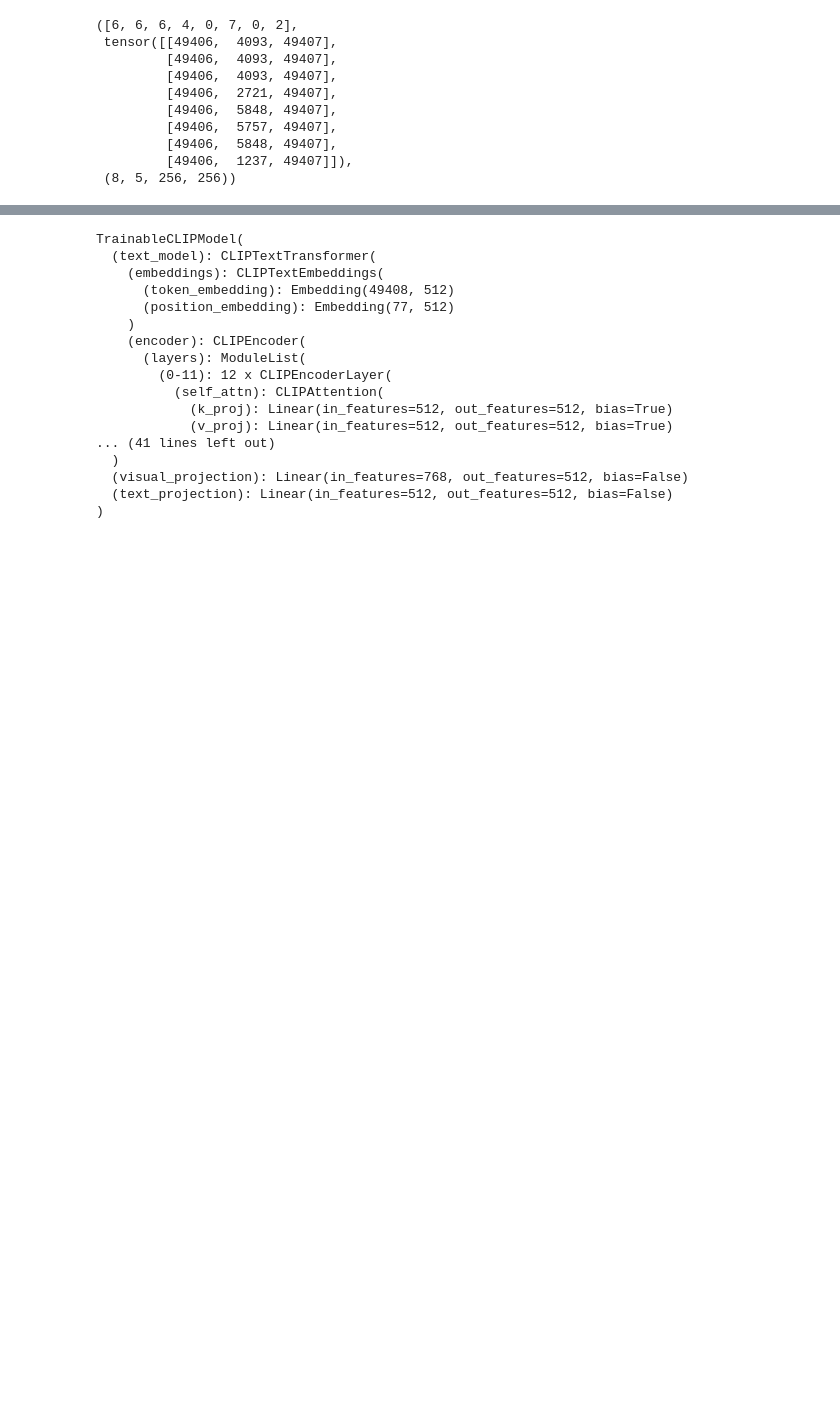
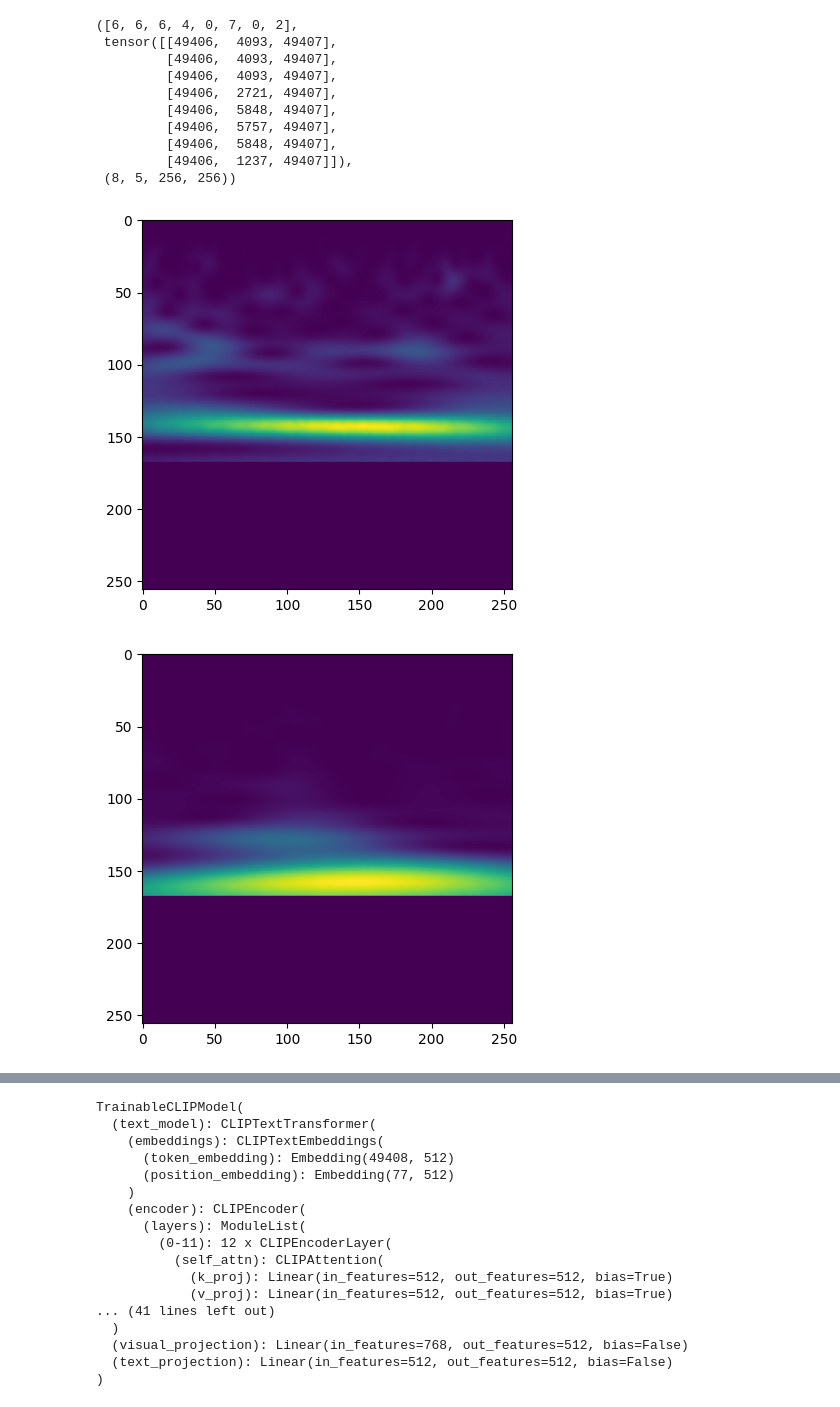
Before and after one commit to steventango/clep, a Jupyter notebook: data copy.ipynb, the cells around one changed output, grey strips where cells are left out. Drawn from its saved outputs; the diff is of its cells as text; code cells hidden in the pictures; blank space fills up the shorter version.

```diff
--- a/data copy.ipynb
+++ b/data copy.ipynb
@@ -77,3 +77,12 @@ item["label"], item["input_ids"], item['pixel_values'].shape
          [49406,  5848, 49407],
          [49406,  1237, 49407]]),
  (8, 5, 256, 256))
+# %%
+item["pixel_values"][0]
+
+for c in range(C):
+    plt.imshow(item["pixel_values"][0][c])
+    plt.show()
+# %% [output]
+[figure, added]
+[figure, added]
```
Also changed, not shown: parts of 1 cell of this notebook, 1 other file.
